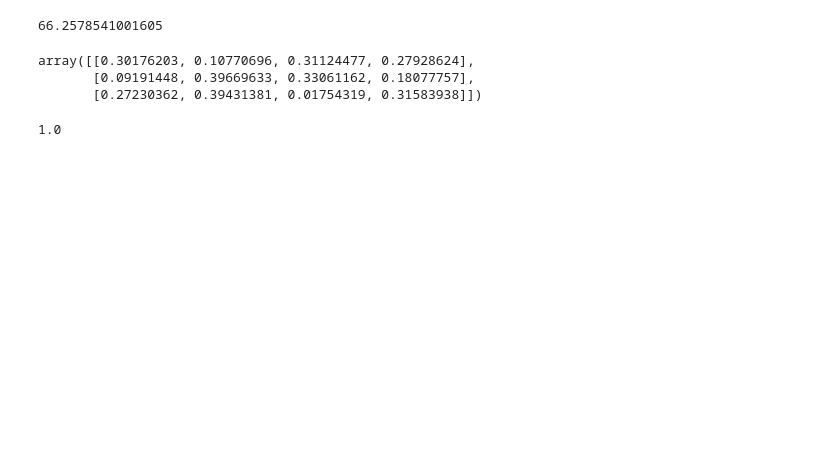
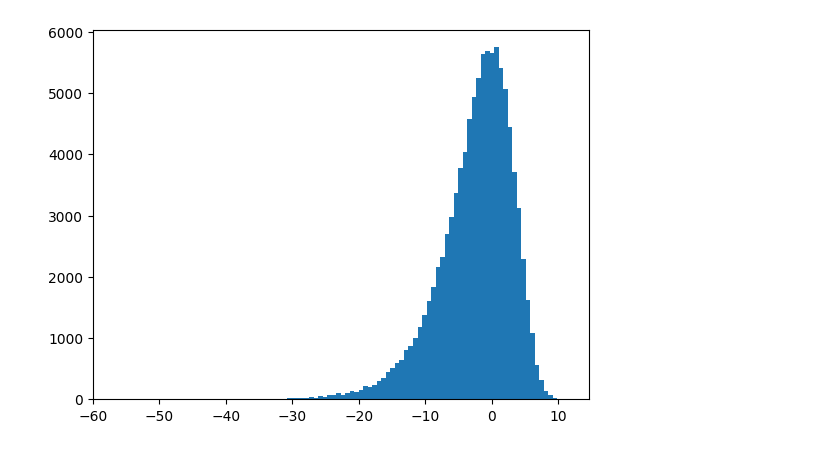
Before and after one commit to d3ac/uavenv, a Jupyter notebook: temp.ipynb, the cells around one changed output. Saved outputs shown, nothing was run; the diff lists cells and outputs as text; code cells hidden in the pictures; blank space fills up the shorter version.

```diff
--- a/temp.ipynb
+++ b/temp.ipynb
@@ -31,4 +3,0 @@ distance = 50
-# %%
-A + B * np.log10(distance*1e-3)
-# %% [output]
-66.2578541001605
@@ -38,10 +4,17 @@ transition_matrix = transition_matrix / np.sum(transition_matrix, axis=1, keepdi
-# %%
-transition_matrix
-# %% [output]
-array([[0.30176203, 0.10770696, 0.31124477, 0.27928624],
-       [0.09191448, 0.39669633, 0.33061162, 0.18077757],
-       [0.27230362, 0.39431381, 0.01754319, 0.31583938]])
-# %%
-0.29805238 + 0.21537013 + 0.27067997 + 0.21589752
-# %% [output]
-1.0
+# %%
+def generate_complex_gaussian(size): # 生成复数高斯噪声
+    real_part = np.random.normal(0, 1, size)
+    imag_part = np.random.normal(0, 1, size)
+    return real_part + 1j*imag_part
+
+def calc_fast_fading():
+        h = generate_complex_gaussian(size=(1, 100000)) / np.sqrt(2) # 每一个slave对于所有的信道都先算出来
+        return 20 * np.log10(np.abs(h)).reshape(-1)
+
+a = calc_fast_fading()
+# %%
+import matplotlib.pyplot as plt
+
+plt.hist(a, bins=100);
+# %% [output]
+[figure, added]
```
Also changed, not shown: parts of 11 cells of this notebook, 4 other files.
